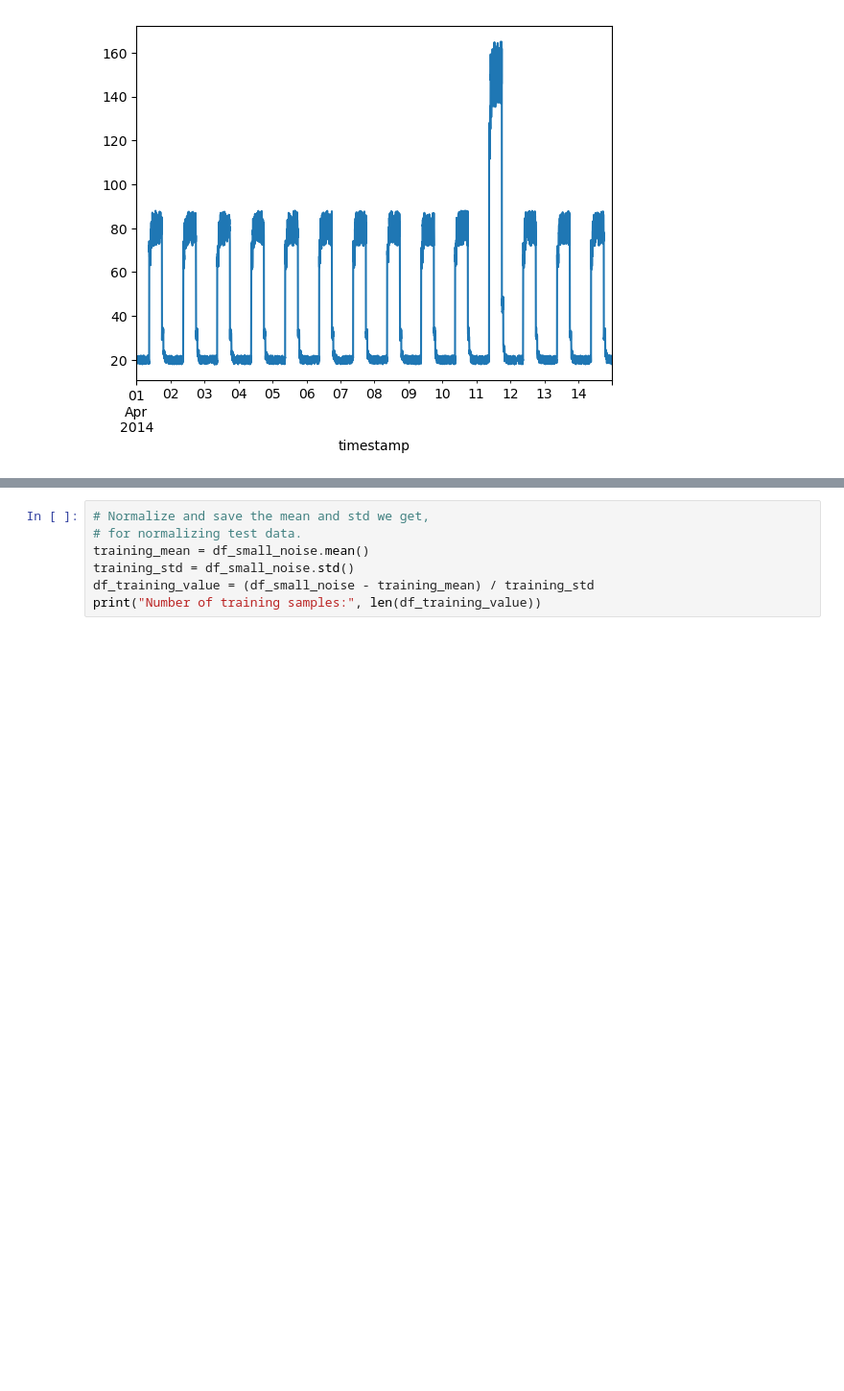
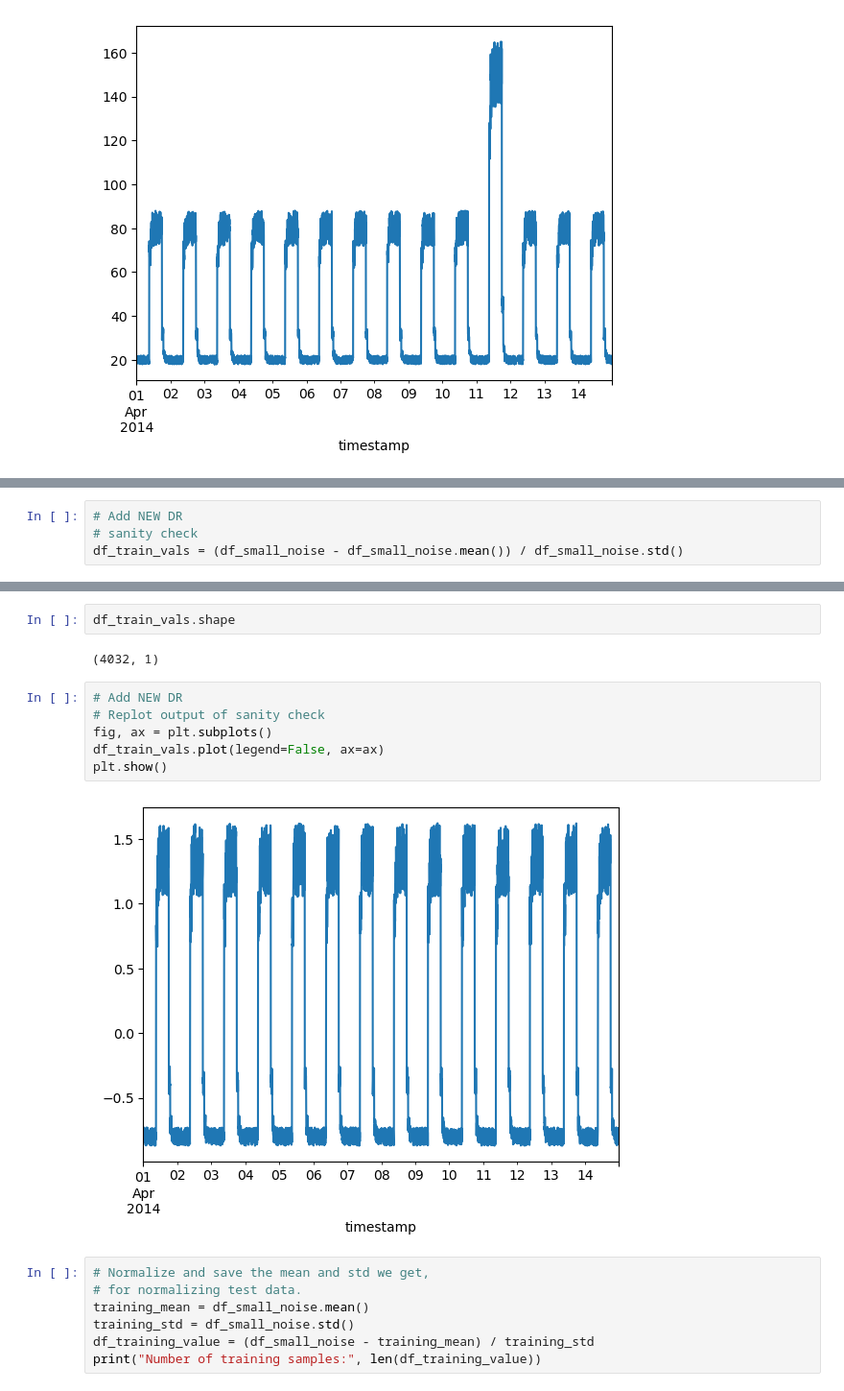
Before and after one commit to DPR-droid/2022_09_Machine_Learning_and_Statistics, a Jupyter notebook: Anomaly_detection.ipynb, the cells around one changed output, grey strips where cells are left out. Shown: that part at 96% size. Drawn from its saved outputs; the diff is of its cells as text; blank space fills up the shorter version.

```diff
--- a/Anomaly_detection.ipynb
+++ b/Anomaly_detection.ipynb
@@ -75,0 +110,4 @@ plt.show()
+# %%
+# Add NEW DR
+# sanity check
+df_train_vals = (df_small_noise - df_small_noise.mean()) / df_small_noise.std()
@@ -76,3 +130,15 @@ plt.show()
+# %%
+df_train_vals.shape
+# %% [output]
+(4032, 1)
+# %%
+# Add NEW DR
+# Replot output of sanity check
+fig, ax = plt.subplots()
+df_train_vals.plot(legend=False, ax=ax)
+plt.show()
+# %% [output]
+[figure, added]
 # %%
 # Normalize and save the mean and std we get,
 # for normalizing test data.
```
Also changed, not shown: parts of 26 cells of this notebook, 1 other file.
